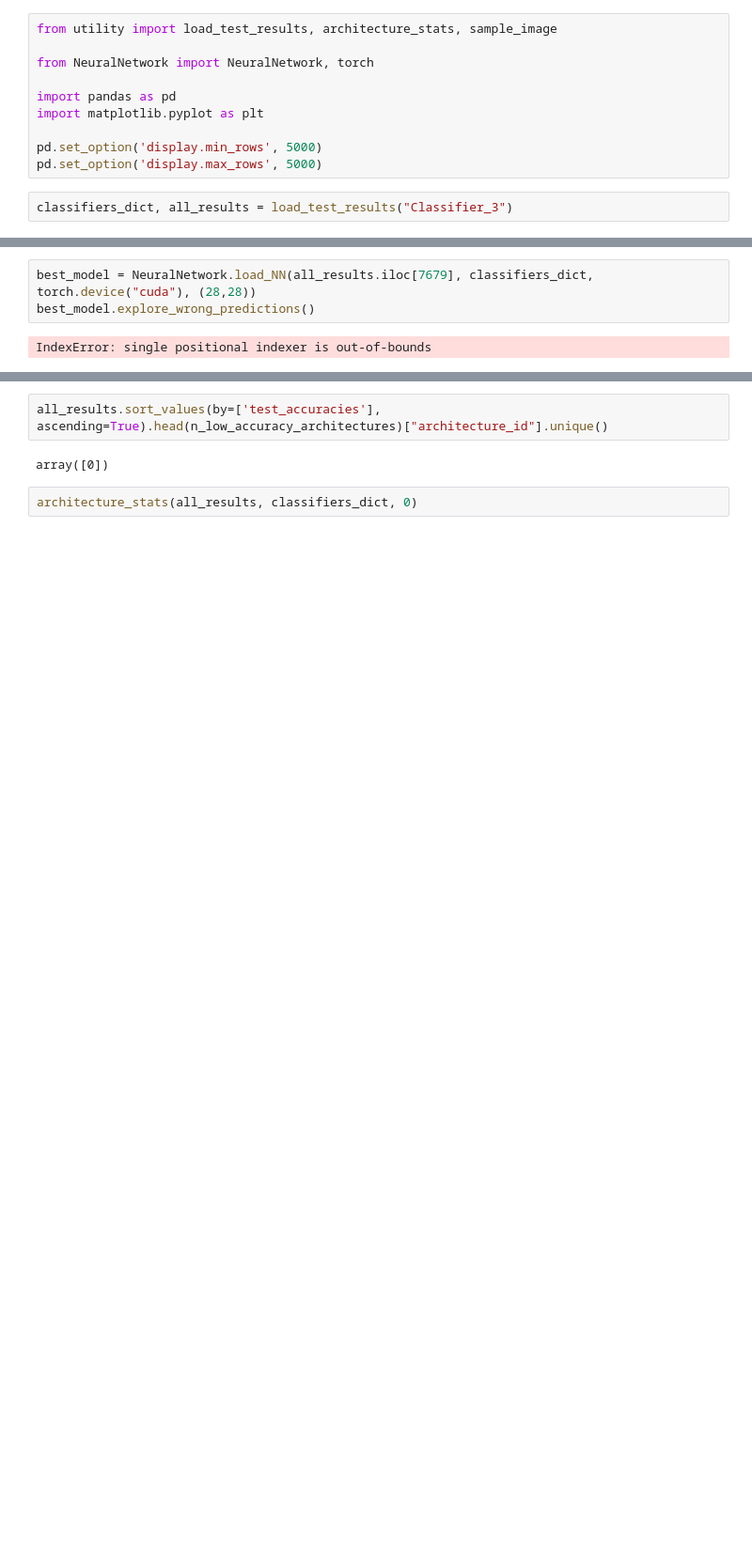
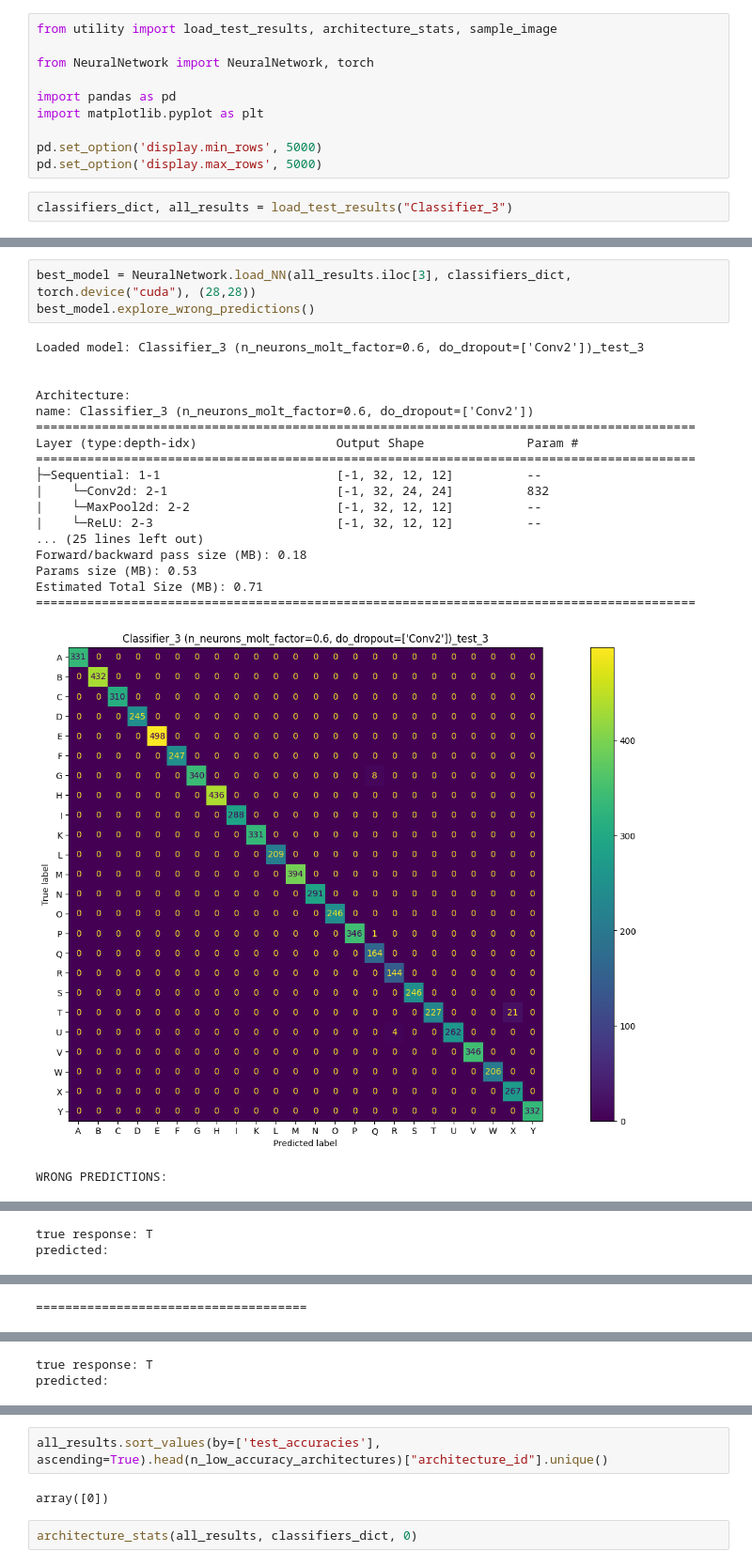
Before and after one commit to Lotto98/Sign-Language-MNIST, a Jupyter notebook: src/Classifier_3.ipynb, the cells around one changed output, grey strips where cells are left out. Shown at 94% size. Drawn from its saved outputs; the diff is of its cells as text; blank space fills up the shorter version.

```diff
--- a/src/Classifier_3.ipynb
+++ b/src/Classifier_3.ipynb
@@ -129,5 +110,23 @@ Name: 48, dtype: object
 # %%
-best_model = NeuralNetwork.load_NN(all_results.iloc[7679], classifiers_dict, torch.device("cuda"), (28,28))
+best_model = NeuralNetwork.load_NN(all_results.iloc[3], classifiers_dict, torch.device("cuda"), (28,28))
 best_model.explore_wrong_predictions()
 # %% [output]
-IndexError: single positional indexer is out-of-bounds
+Loaded model: Classifier_3 (n_neurons_molt_factor=0.6, do_dropout=['Conv2'])_test_3
+
+
+Architecture:
+name: Classifier_3 (n_neurons_molt_factor=0.6, do_dropout=['Conv2'])
+==========================================================================================
+Layer (type:depth-idx)                   Output Shape              Param #
+==========================================================================================
+├─Sequential: 1-1                        [-1, 32, 12, 12]          --
+|    └─Conv2d: 2-1                       [-1, 32, 24, 24]          832
+|    └─MaxPool2d: 2-2                    [-1, 32, 12, 12]          --
+|    └─ReLU: 2-3                         [-1, 32, 12, 12]          --
+... (25 lines left out)
+Forward/backward pass size (MB): 0.18
+Params size (MB): 0.53
+Estimated Total Size (MB): 0.71
+==========================================================================================
+[figure, added]
+WRONG PREDICTIONS:
@@ -133,0 +134,2 @@ IndexError: single positional indexer is out-of-bounds
+true response: T
+predicted:
@@ -133,0 +153 @@ IndexError: single positional indexer is out-of-bounds
+=====================================
@@ -133,0 +155,2 @@ IndexError: single positional indexer is out-of-bounds
+true response: T
+predicted:
```
Also changed, not shown: parts of 15 cells of this notebook, 3 other files.
